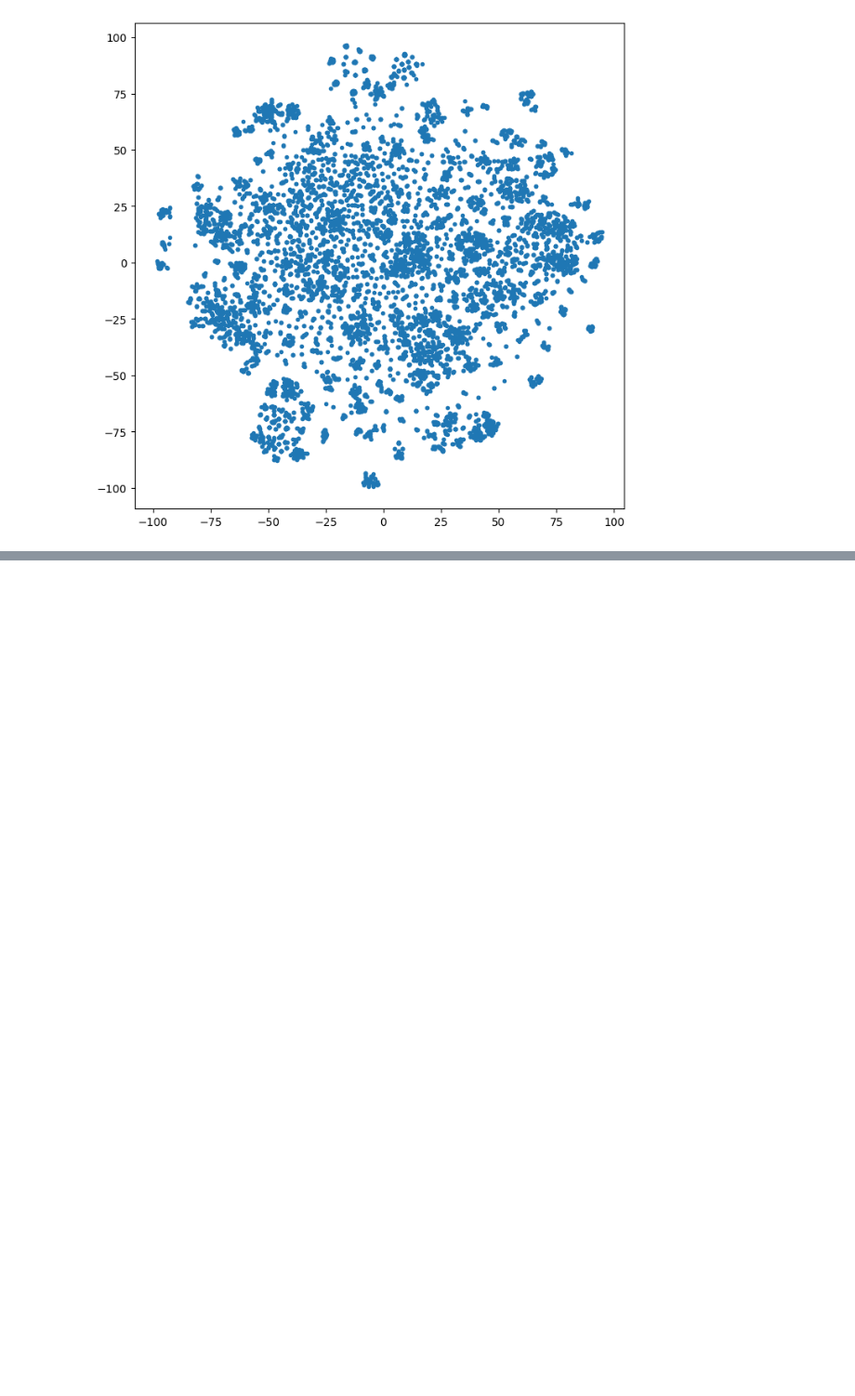
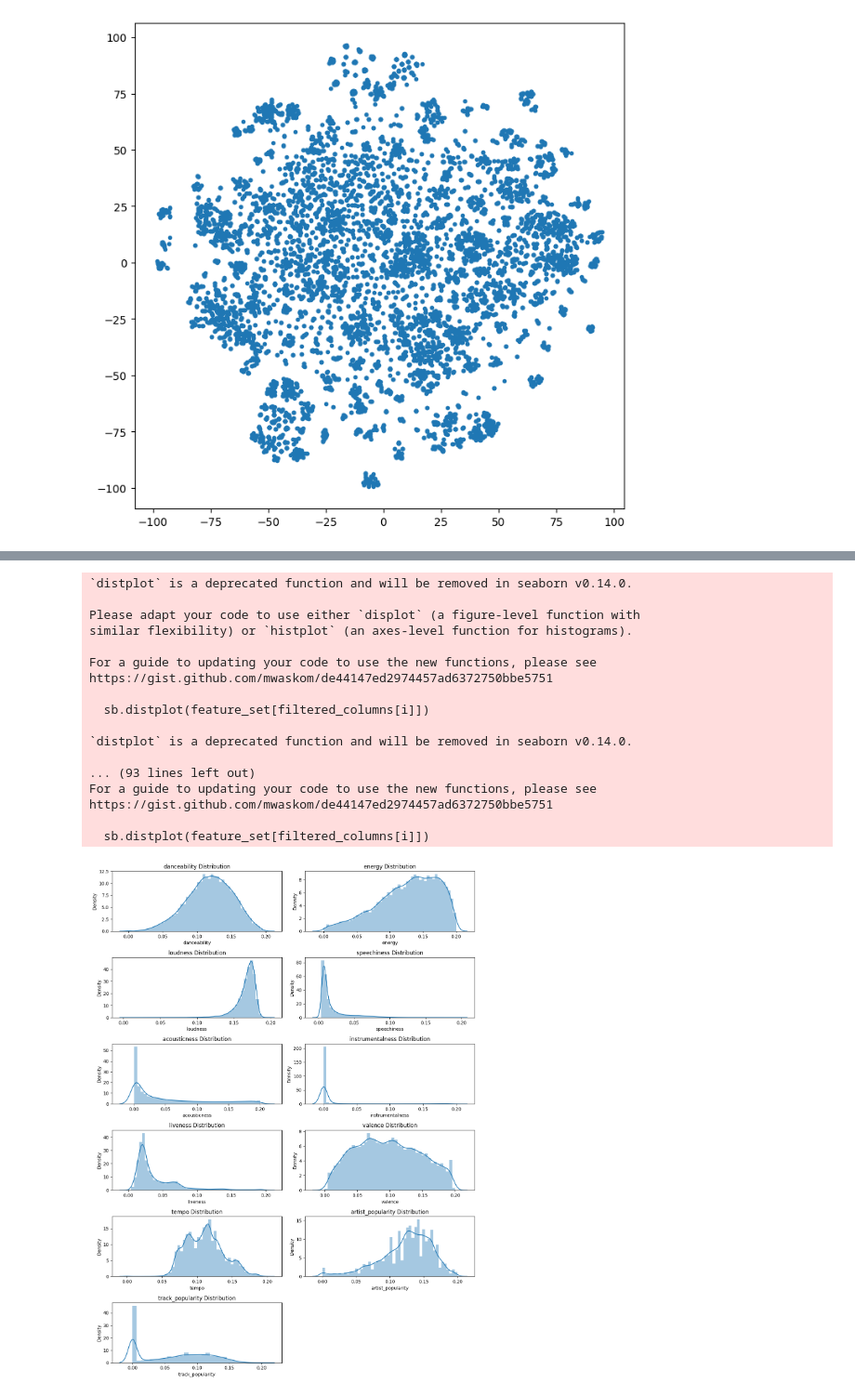
Before and after one commit to bartolomeou/Soul-King, a Jupyter notebook: eda.ipynb, the cells around one changed output, grey strips where cells are left out. Shown at 93% size. Cells and saved outputs as stored; diff of their text form; code cells hidden in the pictures; blank space fills up the shorter version.

```diff
--- a/eda.ipynb
+++ b/eda.ipynb
@@ -49,0 +100,31 @@ plt.show()
+# %%
+plt.subplots(figsize=(12, 16))
+
+for i in range(len(filtered_columns)):
+    plt.subplot(6, 2, i+1)
+    sb.distplot(feature_set[filtered_columns[i]])
+    plt.xlabel(filtered_columns[i])
+    plt.title('{} Distribution'.format(filtered_columns[i]))
+    # plt.subplots_adjust(wspace=.2, hspace=.5)
+    plt.tight_layout()
+
+plt.show()
+# %% [output]
+`distplot` is a deprecated function and will be removed in seaborn v0.14.0.
+
+Please adapt your code to use either `displot` (a figure-level function with
+similar flexibility) or `histplot` (an axes-level function for histograms).
+
+For a guide to updating your code to use the new functions, please see
+https://gist.github.com/mwaskom/de44147ed2974457ad6372750bbe5751
+
+  sb.distplot(feature_set[filtered_columns[i]])
+
+`distplot` is a deprecated function and will be removed in seaborn v0.14.0.
+
+... (93 lines left out)
+For a guide to updating your code to use the new functions, please see
+https://gist.github.com/mwaskom/de44147ed2974457ad6372750bbe5751
+
+  sb.distplot(feature_set[filtered_columns[i]])
+[figure, added]
```
Also changed, not shown: parts of 4 cells of this notebook.
